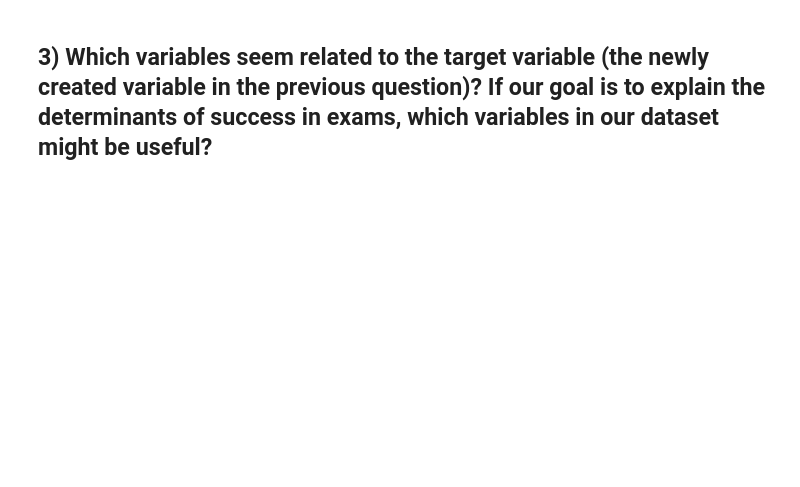
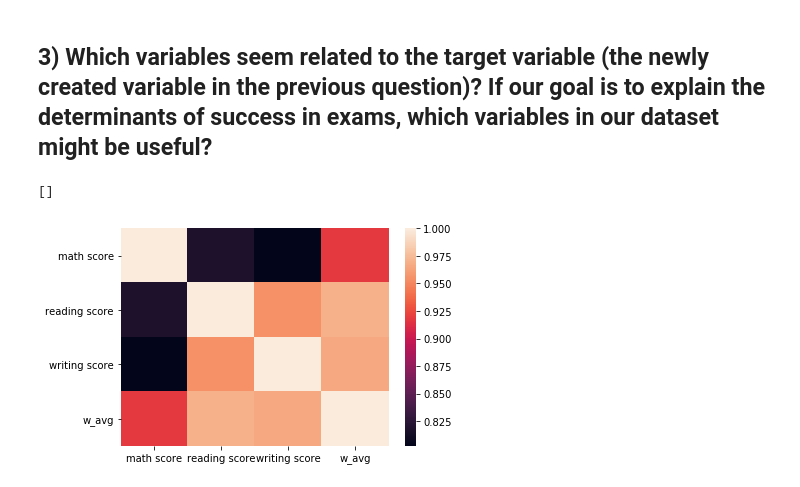
Before and after one commit to ssmcnatt/assignments, a Jupyter notebook: feature-engineering-variables.ipynb, the cells around one changed output. Cells and saved outputs as stored; diff of their text form; code cells hidden in the pictures; blank space fills up the shorter version.

```diff
--- a/feature-engineering-variables.ipynb
+++ b/feature-engineering-variables.ipynb
@@ -75,2 +102,8 @@ plt.show()
 # %% [markdown]
 ## 3) Which variables seem related to the target variable (the newly created variable in the previous question)? If our goal is to explain the determinants of success in exams, which variables in our dataset might be useful?
+# %%
+sns.heatmap(student_df.corr())
+plt.plot()
+# %% [output]
+[]
+[figure, added]
```
Also changed, not shown: parts of 4 cells of this notebook.
